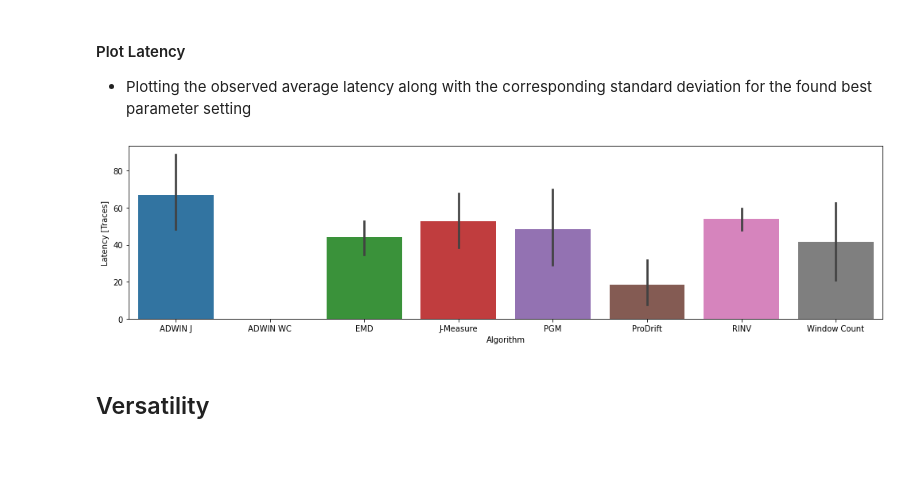
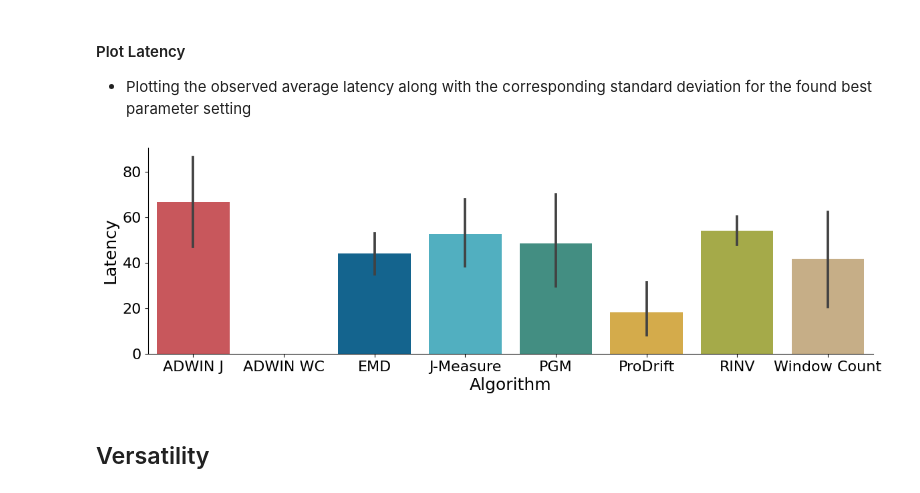
Before and after one commit to cpitsch/cdrift-evaluation, a Jupyter notebook: evaluate_results.ipynb, the cells around one changed output. Saved outputs shown, nothing was run; the diff lists cells and outputs as text; code cells hidden in the pictures; blank space fills up the shorter version.

```diff
--- a/evaluate_results.ipynb
+++ b/evaluate_results.ipynb
@@ -186,3 +188,6 @@ dfs_noiseless = split_by_name(df_noiseless)
+# %%
+colors = ["#DB444B","#9A607F","#006BA2","#3EBCD2","#379A8B","#EBB434","#B4BA39","#D1B07C"]
+color_map = {ALPHA_SORT_NAMES[i]:colors[i] for i in range(0,len(ALPHA_SORT_NAMES))}
 # %% [markdown]
 ## Accuracy
 - All Change-Patterns
@@ -295,6 +300,7 @@ Window Count: 0.7428571428571429
 # %% [markdown]
 #### Plot Accuracy as Barplot of Precision, Recall, F1
 # %%
+
 accuracy_plot_df = pd.DataFrame(
     [
         {
@@ -321,14 +327,21 @@ accuracy_plot_df = pd.DataFrame(
 )
 
 palette=None #{"Precision": "#573deb", "F1-Score": "#ff0076", "Recall": "#ffa600"}
-ax = sns.barplot(x="Metric", y="Value", data=accuracy_plot_df, hue="Algorithm", palette=palette, hue_order=ALPHA_SORT_NAMES)
+palette = sns.color_palette(colors)
+plt.grid(zorder=0)
+ax = sns.barplot(x="Metric", y="Value", data=accuracy_plot_df, hue="Algorithm", palette=palette, hue_order=ALPHA_SORT_NAMES,zorder =5)
 
-ax.figure.set_size_inches(15, 4)
-
-plt.legend(bbox_to_anchor=(1.01, 1), loc='upper left', borderaxespad=0)
+ax.figure.set_size_inches(14, 4)
+ax.spines.right.set_visible(False)
+ax.spines.top.set_visible(False)
+ax.set_yticklabels(ax.get_yticklabels(), size = 16)
+ax.set_xticklabels(ax.get_xticklabels(), size = 16)
+ax.set_xlabel(ax.get_xlabel(), size = 18)
+ax.set_ylabel(ax.get_ylabel(), size = 18)
+plt.legend(bbox_to_anchor=(1.01, 1), loc='upper left', borderaxespad=0,prop={'size': 14})
 
 if not os.path.exists("Final_Eval/Accuracy"):
     os.makedirs("Final_Eval/Accuracy")
-plt.savefig("Final_Eval/Accuracy/accuracy.pdf", bbox_inches="tight", format="pdf")
+plt.savefig("Final_Eval/Accuracy/accuracy_c.pdf", bbox_inches="tight", format="pdf")
 plt.show()
 # %% [output]
@@ -404,27 +417,32 @@ Window Count: 41.57142857142857 Traces; Score: 0.7921428571428571
 # %%
 latency_plot_df = pd.DataFrame([
     {
         "Algorithm": name,
         "Unscaled Latency": latency
     }
     for name in computed_latency_dicts.keys()
     for latency in computed_latency_dicts[name][best_params_latency[name]]
 ])
 
 ax = plt.subplots(figsize=(17, 4))
 
 # Order by latency, ascending (best is left)
 # order = [name for name, _ in sorted(latencies.items(), key=lambda x: x[1] if not np.isnan(x[1]) else 0, reverse=True)]
 # print(order)
-sns.barplot(x="Algorithm", y="Unscaled Latency", data=latency_plot_df, order=ALPHA_SORT_NAMES)
-plt.ylabel("Latency [Traces]")
-
-
+ax = sns.barplot(x="Algorithm", y="Unscaled Latency", data=latency_plot_df,palette= palette, order=ALPHA_SORT_NAMES)
+plt.ylabel("Latency")# [Traces]")
+ax.spines.right.set_visible(False)
+ax.spines.top.set_visible(False)
+ax.set_yticklabels(ax.get_yticklabels(), size = 16)
+ax.set_xticklabels(ax.get_xticklabels(), size = 16)
+ax.set_xlabel(ax.get_xlabel(), size = 18)
+ax.set_ylabel(ax.get_ylabel(), size = 18)
+ax.figure.set_size_inches(14, 4)
 if not os.path.exists("Final_Eval/Latency"):
     os.makedirs("Final_Eval/Latency")
 plt.savefig("Final_Eval/Latency/latency.pdf", bbox_inches="tight", format="pdf")
 # %% [output]
-[figure, old version]
+[figure, new version]
 # %% [markdown]
 ## Versatility
 # %% [markdown]
```
Also changed, not shown: parts of 12 cells of this notebook.
